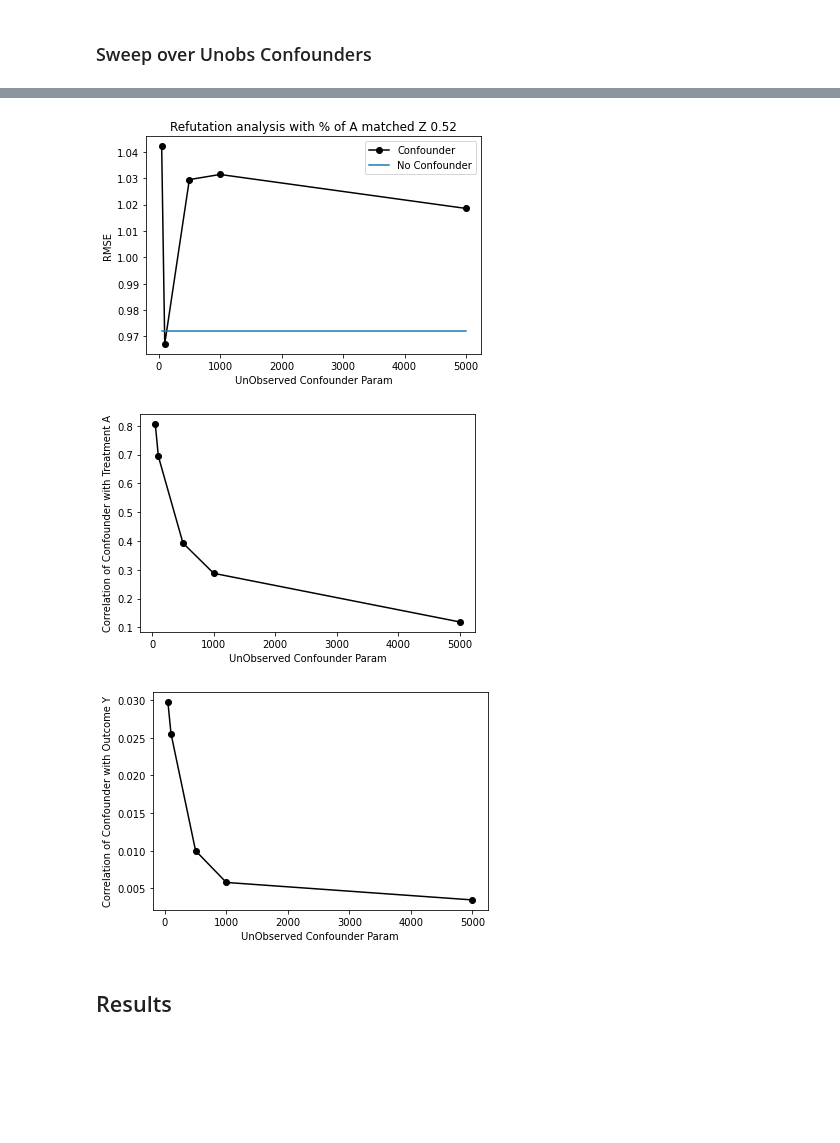
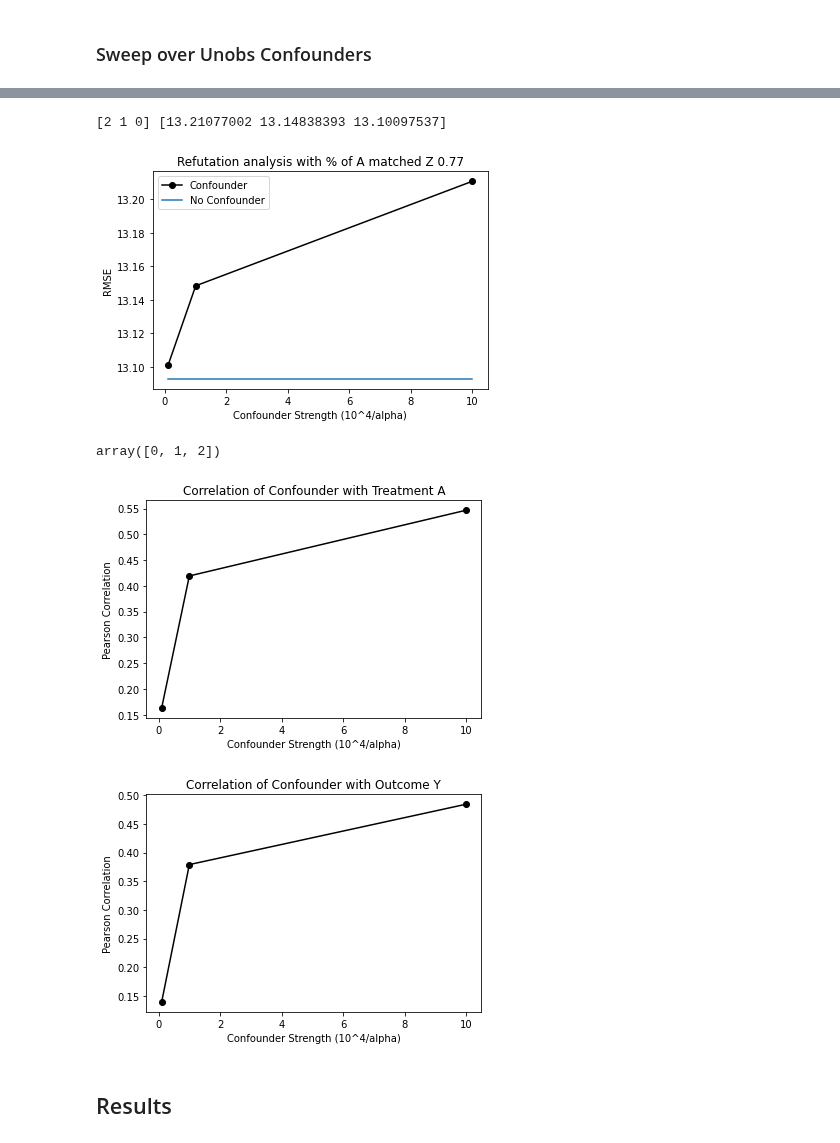
Before and after one commit to yanboxu/split-treatment-simulation, a Jupyter notebook: simulation.ipynb, the cells around one changed output, grey strips where cells are left out. Drawn from its saved outputs; the diff is of its cells as text; code cells hidden in the pictures; blank space fills up the shorter version.

```diff
--- a/simulation.ipynb
+++ b/simulation.ipynb
@@ -91,7 +91,8 @@ def sim_Data(xDim, nSim, p_AgivenZ, p_AgivenNotZ):
     beta = np.random.choice(5, xDim, replace=True, p =[.3, .25, .2, .15, .1])
 
     # ground truth CATE
-    CATE = np.array([1,2,3,4])
+    CATE = np.array([10,20,30,40])
+
     p_G = np.exp(X[:,1])/(1+np.exp(X[:,1]))
     Group = np.zeros(nSim)
     Group[p_G < 0.75] = 1
@@ -99,14 +100,18 @@ def sim_Data(xDim, nSim, p_AgivenZ, p_AgivenNotZ):
     Group[p_G < 0.25] = 3
     Group = Group.astype(int)
 
-    # ground truth two-arm potential outcomes
-    Y_0 = np.random.normal(np.sum(X * beta,1),1)
-    #Y_1 = Y_0 + np.random.normal(CATE[Group],1)
-    Y_1 = Y_0 + CATE[Group]
 
     # Z encourage A, and split-treatment criterion p_A_given_Z_X > p_A_given_notZ_X
     p_A_given_Z = [p_AgivenZ if x[0] > 0 else p_AgivenZ-0.1 for x in X]
     p_A_given_notZ = [p_AgivenNotZ for x in X]
+    Compliance = np.array(p_A_given_Z) - np.array(p_A_given_notZ)
+    print('Avg compliance:', np.mean(Compliance))
+
+    # ground truth two-arm potential outcomes
+    Y_0 = np.random.normal(np.sum(X * beta,1),1)
+    #Y_1 = Y_0 + np.random.normal(CATE[Group],1)
+    #Y_1 = Y_0 + CATE[Group]
+    Y_1 = Y_0 + CATE[Group]/(Compliance * 0.5)
 
 #     # ground truth ITE plot
 #     ite_order = np.argsort(Y_1 - Y_0)
@@ -120,7 +125,7 @@ def sim_Data(xDim, nSim, p_AgivenZ, p_AgivenNotZ):
          if Z[i] == 1 else np.random.choice(2, 1, p = [1-p_A_given_notZ[i], p_A_given_notZ[i]])
         for i in range(nSim)]
 
-    Y = [Y_0[i] if Z[i] == 0 else Y_1[i] for i in range(nSim)]
+    Y = [Y_0[i] if A[i] == 0 else Y_1[i] for i in range(nSim)]
 
     Z = np.array(Z).ravel()
     A = np.array(A).ravel()
@@ -449,12 +396,12 @@ A_matched_Z = []
 RMSEs = []
 
 # A percentage Z match 52% params
-p_AgivenZ= 0.6
-p_AgivenNotZ=0.5
+# p_AgivenZ= 0.6
+# p_AgivenNotZ=0.5
 
 # A percentage Z match 77% params
-# p_AgivenZ= 0.8
-# p_AgivenNotZ=0.2
+p_AgivenZ= 0.8
+p_AgivenNotZ=0.2
 
 X_data, Y_data, A_data, nObs, Group_data, Y_0_data, Y_1_data, Z, A = sim_Data(xDim, nSim, p_AgivenZ, p_AgivenNotZ)
 print(np.sum(Y_0_data), np.sum(Y_1_data))
@@ -473,12 +420,15 @@ RMSEs_unobs = []
 
 corr_t=[]
 corr_y=[]
-alpha_range= [50, 100, 500, 1000, 5000]
+alpha_range= [10**3, 10**4, 10**5]
 
 for alpha in alpha_range:
 
     #Generate Obs Refutation Data
-    eps= 10*alpha
+    eps= 5000*alpha
+    if alpha ==10**3:
+        eps=5*eps
+
     corr_treat, corr_out, X_data_unobs= bayes_unobs_confounder(X_data, A_data, Y_data, alpha, eps)
     corr_t.append(corr_treat)
     corr_y.append(corr_out)
@@ -493,4 +443,7 @@ for alpha in alpha_range:
     print('Final')
     print('Correlation Treatment: ', corr_treat)
     print('Correlation Outcome: ', corr_out)
+
+alpha_range=np.array(alpha_range)
+alpha_range=10000*(1/alpha_range)
 # %% [output]
@@ -520,31 +509,41 @@ Correlation Outcome:  0.003458390598321517
 # %%
 A_matched_Z_unobs = np.array(A_matched_Z_unobs)
 RMSEs_unobs = np.array(RMSEs_unobs)
+
 sort_indice = np.argsort(A_matched_Z_unobs)
+sort_indice = sort_indice[::-1]
+print(sort_indice, RMSEs_unobs)
 
-plt.plot(alpha_range, RMSEs_unobs[sort_indice], '-ok', label='Confounder')
-plt.plot(alpha_range, len(alpha_range)*RMSEs, label='No Confounder')
-plt.xlabel('UnObserved Confounder Param')
+plt.plot(alpha_range[sort_indice], RMSEs_unobs[sort_indice], '-ok', label='Confounder')
+plt.plot(alpha_range[sort_indice], len(alpha_range)*RMSEs, label='No Confounder')
+plt.xlabel('Confounder Strength (10^4/alpha)')
 plt.ylabel('RMSE')
 plt.title('Refutation analysis with % of A matched Z ' + str(np.round(a_matched_z,2)))
 plt.legend()
 plt.savefig('images/a_52.jpg')
 # %% [output]
+[2 1 0] [13.21077002 13.14838393 13.10097537]
-[figure, old version]
+[figure, new version]
+# %%
+sort_indice
+# %% [output]
+array([0, 1, 2])
 # %%
 plt.plot(alpha_range, corr_t, '-ok')
-plt.xlabel('UnObserved Confounder Param')
-plt.ylabel('Correlation of Confounder with Treatment A')
+plt.xlabel('Confounder Strength (10^4/alpha)')
+plt.ylabel('Pearson Correlation')
+plt.title('Correlation of Confounder with Treatment A')
 plt.savefig('images/b_52.jpg')
 # %% [output]
-[figure, old version]
+[figure, new version]
 # %%
 plt.plot(alpha_range, corr_y, '-ok')
-plt.xlabel('UnObserved Confounder Param')
-plt.ylabel('Correlation of Confounder with Outcome Y')
+plt.xlabel('Confounder Strength (10^4/alpha)')
+plt.ylabel('Pearson Correlation')
+plt.title('Correlation of Confounder with Outcome Y')
 plt.savefig('images/c_52.jpg')
 # %% [output]
-[figure, old version]
+[figure, new version]
 # %%
 def bayes_unobs_confounder(X_data, A_data, Y_data, alpha, eps):
 
```
Also changed, not shown: parts of 3 cells of this notebook, 3 other files.
